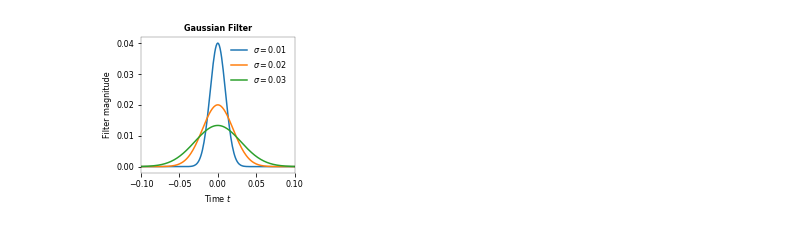
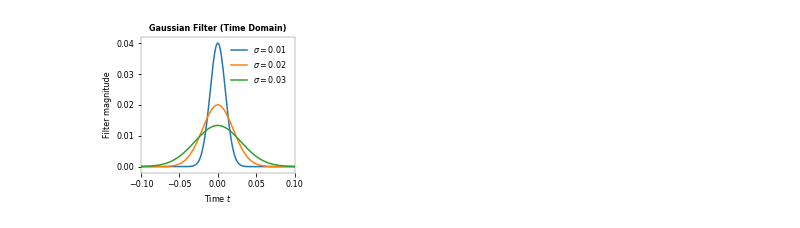
Before and after one commit to astoeckel/syde556-w20, a Jupyter notebook: lectures/lecture_04/media/code/filter_examples.ipynb, the cells around one changed output. Saved outputs shown, nothing was run; the diff lists cells and outputs as text; code cells hidden in the pictures.

```diff
--- a/lectures/lecture_04/media/code/filter_examples.ipynb
+++ b/lectures/lecture_04/media/code/filter_examples.ipynb
@@ -118,16 +120,16 @@ def plot_filtered(ts, xs, A, h, D):
 # %%
 # Plot the Gaussian filter
 dt = 1e-3
 ts = np.arange(-1, 1, dt)
 fig, ax = plt.subplots(figsize=(2.75, 2.5))
 for sigma in [10e-3, 20e-3, 30e-3]:
     ax.plot(ts, gaussian_filter(ts, sigma=sigma), label="$\\sigma = {:.2f}$".format(sigma))
     ax.set_xlim(-0.1, 0.1)
     ax.set_xlabel("Time $t$")
     ax.set_ylabel("Filter magnitude")
 ax.legend()
-ax.set_title("Gaussian Filter")
+ax.set_title("Gaussian Filter (Time Domain)")
 
 fig.savefig("../gaussian_filters.pdf", transparent=True, bbox_inches='tight')
 # %% [output]
-[figure, old version]
+[figure, new version]
```
Also changed, not shown: parts of 27 cells of this notebook, 37 other files.
